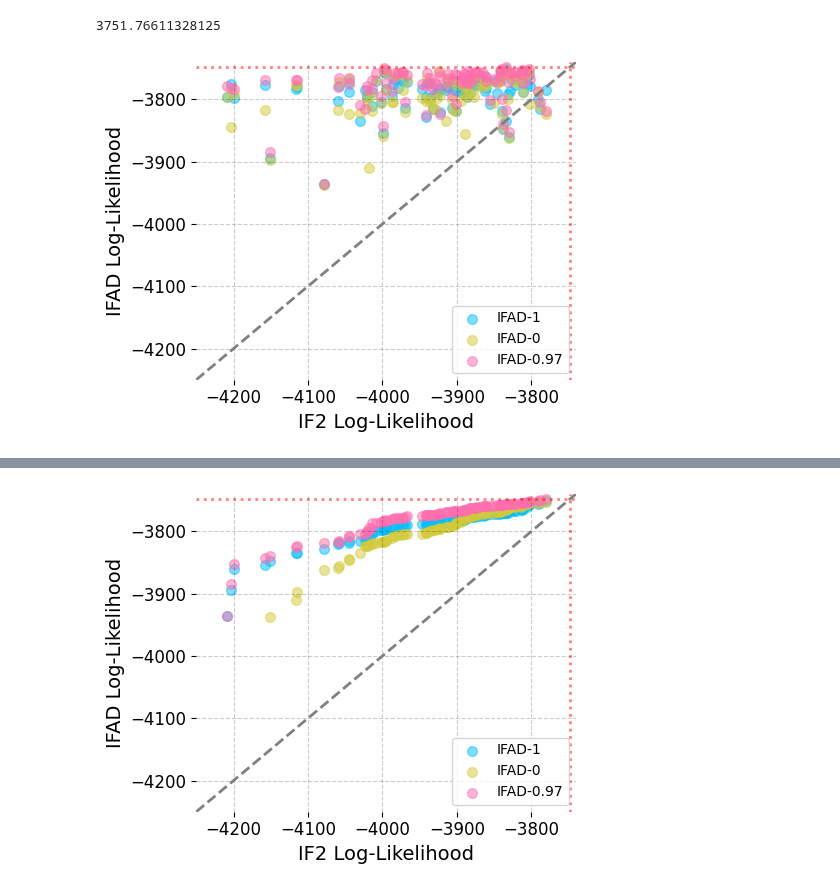
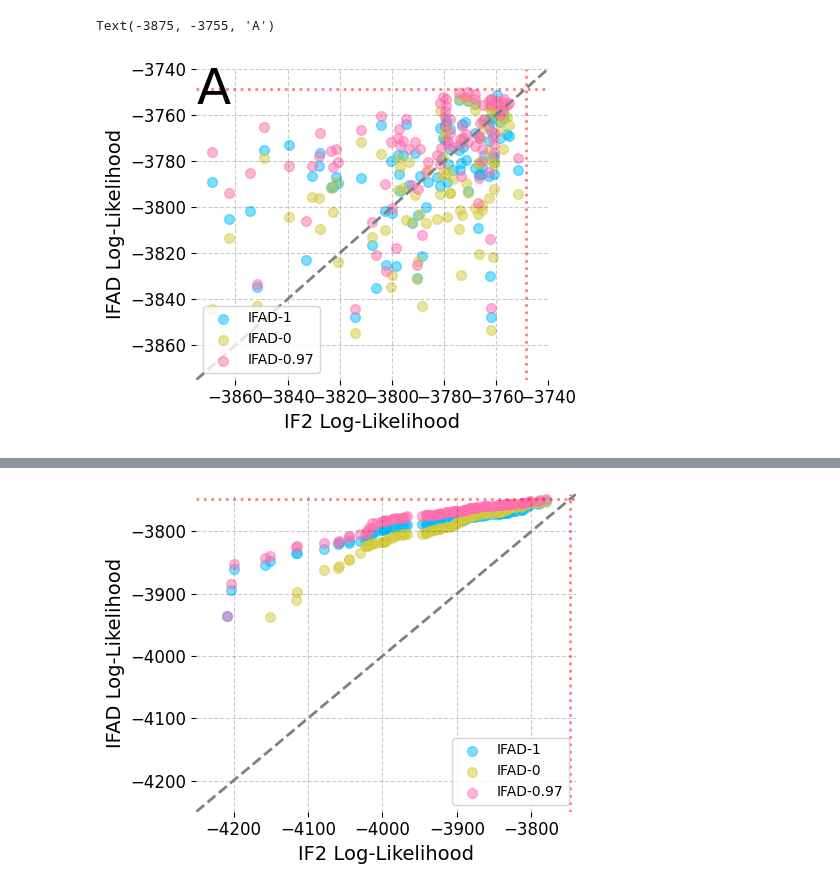
Before and after one commit to pypomp/quant, a Jupyter notebook: dacca_gamma/dacca_analysis.ipynb, the cells around one changed output, grey strips where cells are left out. Drawn from its saved outputs; the diff is of its cells as text; code cells hidden in the pictures.

```diff
--- a/dacca_gamma/dacca_analysis.ipynb
+++ b/dacca_gamma/dacca_analysis.ipynb
@@ -57,31 +39,28 @@ Name: logLik, Length: 100, dtype: float64
-# %%
-runs[1.00].min()
-# %% [output]
-3751.76611328125
-# %%
-# IF2 0.95
-plt.figure(figsize=(5,4))
-# Overall paired searches, our IF2
-plt.scatter(mifs, runs[1.0], marker='o', alpha=0.5,
-            label='IFAD-1')
-plt.scatter(mifs, runs[0.0], marker='o', alpha=0.5,
-            label='IFAD-0')
-plt.scatter(mifs, runs[0.97], marker='o', alpha=0.5,
-            label='IFAD-0.97')
-lo, hi = -4250, -3740
-plt.xlim(lo,hi)
-plt.ylim(lo,hi)
-plt.plot([lo, hi], [lo, hi], linestyle='--', color='grey')
-plt.axhline(-3748.5, linestyle='dotted', color='r', alpha=0.5)
-plt.axvline(-3748.5, linestyle='dotted', color='r', alpha=0.5)
-
-#plt.title('IFAD v.s. IF2, Paired Searches')
-
-plt.xlabel('IF2 Log-Likelihood')
-plt.ylabel('IFAD Log-Likelihood')
-plt.legend()
-plt.tight_layout()
-# put horizontal and vertical lines at 3748.5
-#plt.text(-3835, -3755, 'A', fontsize=36)
-# %% [output]
-[figure, removed]
+# %%
+# IF2 0.95
+plt.figure(figsize=(5,4))
+# Overall paired searches, our IF2
+plt.scatter(mifs, runs[1.0], marker='o', alpha=0.5,
+            label='IFAD-1')
+plt.scatter(mifs, runs[0.0], marker='o', alpha=0.5,
+            label='IFAD-0')
+plt.scatter(mifs, runs[0.97], marker='o', alpha=0.5,
+            label='IFAD-0.97')
+lo, hi = -3875, -3740
+plt.xlim(lo,hi)
+plt.ylim(lo,hi)
+plt.plot([lo, hi], [lo, hi], linestyle='--', color='grey')
+plt.axhline(-3748.5, linestyle='dotted', color='r', alpha=0.5)
+plt.axvline(-3748.5, linestyle='dotted', color='r', alpha=0.5)
+
+#plt.title('IFAD v.s. IF2, Paired Searches')
+
+plt.xlabel('IF2 Log-Likelihood')
+plt.ylabel('IFAD Log-Likelihood')
+plt.legend()
+plt.tight_layout()
+# put horizontal and vertical lines at 3748.5
+plt.text(-3875, -3755, 'A', fontsize=36)
+# %% [output]
+Text(-3875, -3755, 'A')
+[figure, added]
```
Also changed, not shown: parts of 11 cells of this notebook, 5 other files.
